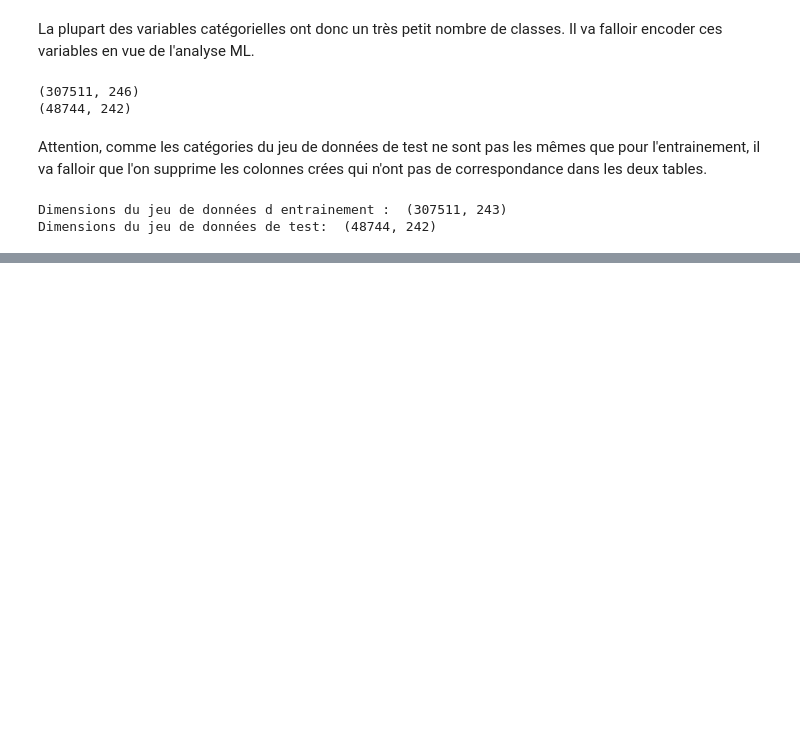
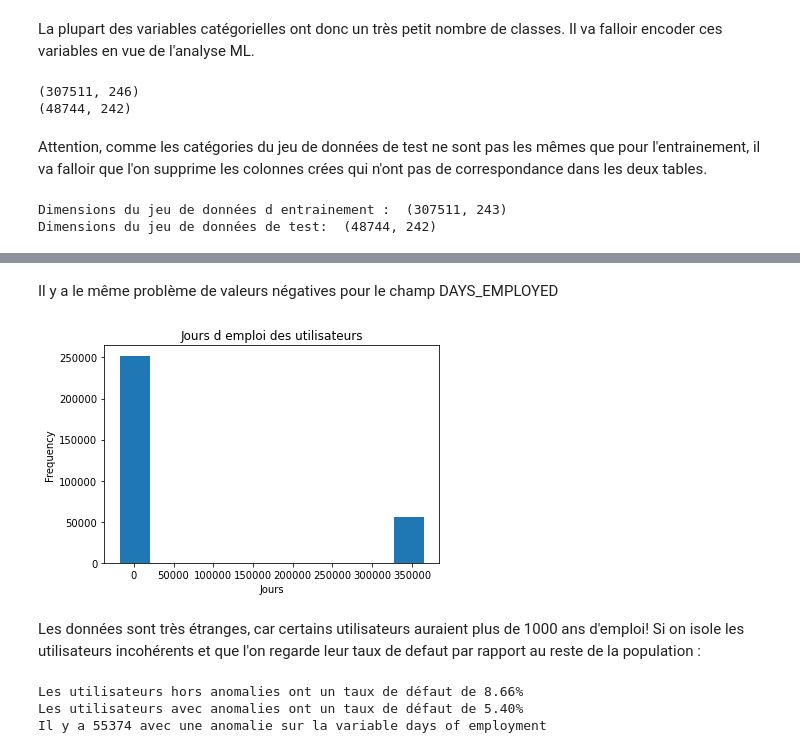
Before and after one commit to Xavier-F/Credit-scoring-model, a Jupyter notebook: Exploration.ipynb, the cells around one changed output, grey strips where cells are left out. Drawn from its saved outputs; the diff is of its cells as text; code cells hidden in the pictures; blank space fills up the shorter version.

```diff
--- a/Exploration.ipynb
+++ b/Exploration.ipynb
@@ -285,0 +334,22 @@ Dimensions du jeu de données de test:  (48744, 242)
+# %%
+Df_application_train.drop('DAYS_BIRTH',axis='columns', inplace=True)
+# %% [markdown]
+Il y a le même problème de valeurs négatives pour le champ DAYS_EMPLOYED
+# %%
+Df_application_train['DAYS_EMPLOYED'].plot.hist(title = 'Jours d emploi des utilisateurs');
+plt.xlabel('Jours');
+# %% [output]
+[figure, added]
+# %% [markdown]
+Les données sont très étranges, car certains utilisateurs auraient plus de 1000 ans d'emploi!
+Si on isole les utilisateurs incohérents et que l'on regarde leur taux de defaut par rapport au reste de la population :
+# %%
+anom = Df_application_train[Df_application_train['DAYS_EMPLOYED'] == 365243]
+non_anom = Df_application_train[Df_application_train['DAYS_EMPLOYED'] != 365243]
+print('Les utilisateurs hors anomalies ont un taux de défaut de %0.2f%%' % (100 * non_anom['TARGET'].mean()))
+print('Les utilisateurs avec anomalies ont un taux de défaut de %0.2f%% ' % (100 * anom['TARGET'].mean()))
+print('Il y a %d avec une anomalie sur la variable days of employment' % len(anom))
+# %% [output]
+Les utilisateurs hors anomalies ont un taux de défaut de 8.66%
+Les utilisateurs avec anomalies ont un taux de défaut de 5.40%
+Il y a 55374 avec une anomalie sur la variable days of employment
```
Also changed, not shown: parts of 15 cells of this notebook.
